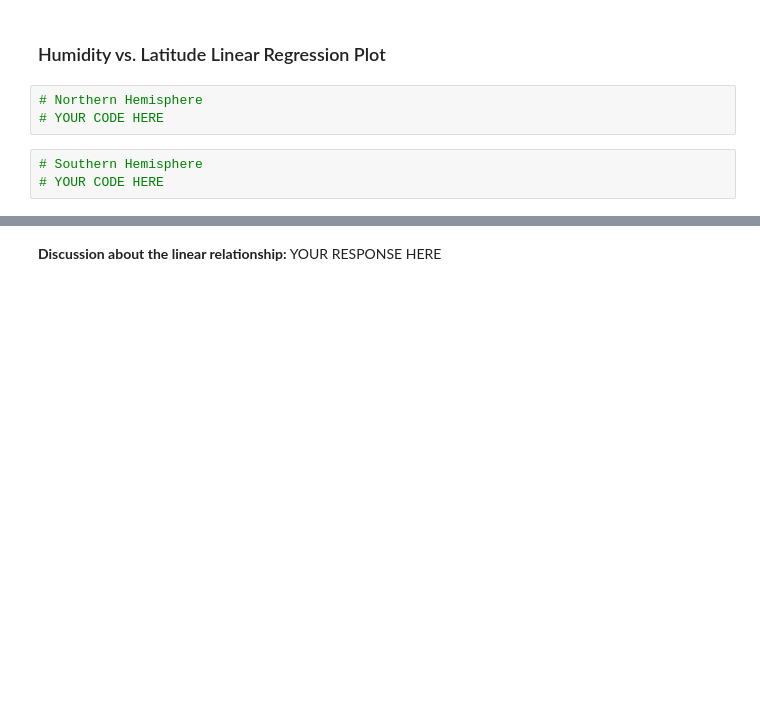
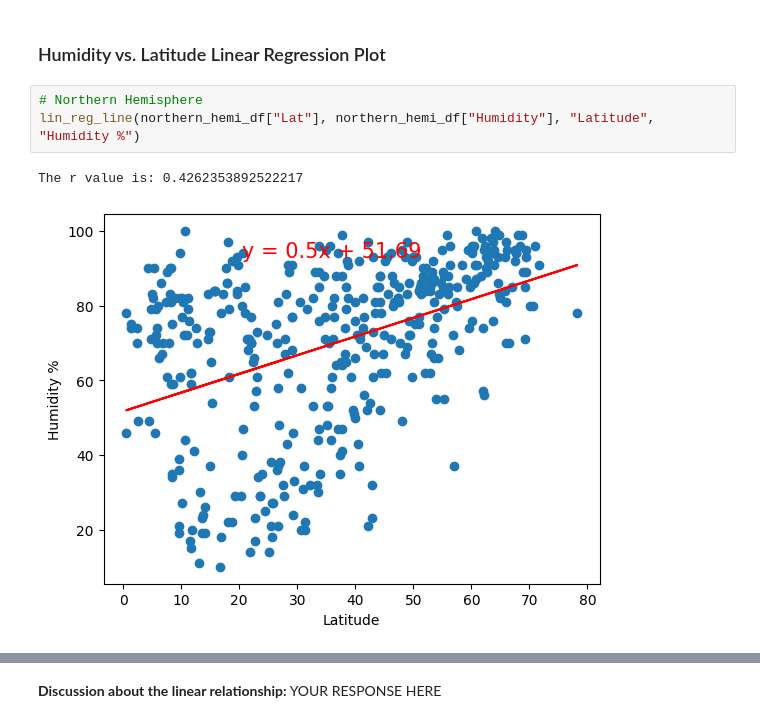
Before and after one commit to lizmartin/python-api-challenge, a Jupyter notebook: WeatherPy_lms.ipynb, the cells around one changed output, grey strips where cells are left out. Drawn from its saved outputs; the diff is of its cells as text; blank space fills up the shorter version.

```diff
--- a/WeatherPy_lms.ipynb
+++ b/WeatherPy_lms.ipynb
@@ -295,9 +327,9 @@ southern_hemi_df.head()
 **Discussion about the linear relationship:** YOUR RESPONSE HERE
 # %% [markdown]
 ### Humidity vs. Latitude Linear Regression Plot
-# %%
-# Northern Hemisphere
-# YOUR CODE HERE
-# %%
-# Southern Hemisphere
-# YOUR CODE HERE
+# %%
+# Northern Hemisphere
+lin_reg_line(northern_hemi_df["Lat"], northern_hemi_df["Humidity"], "Latitude", "Humidity %")
+# %% [output]
+The r value is: 0.4262353892522217
+[figure, added]
```
Also changed, not shown: parts of 17 cells of this notebook.
